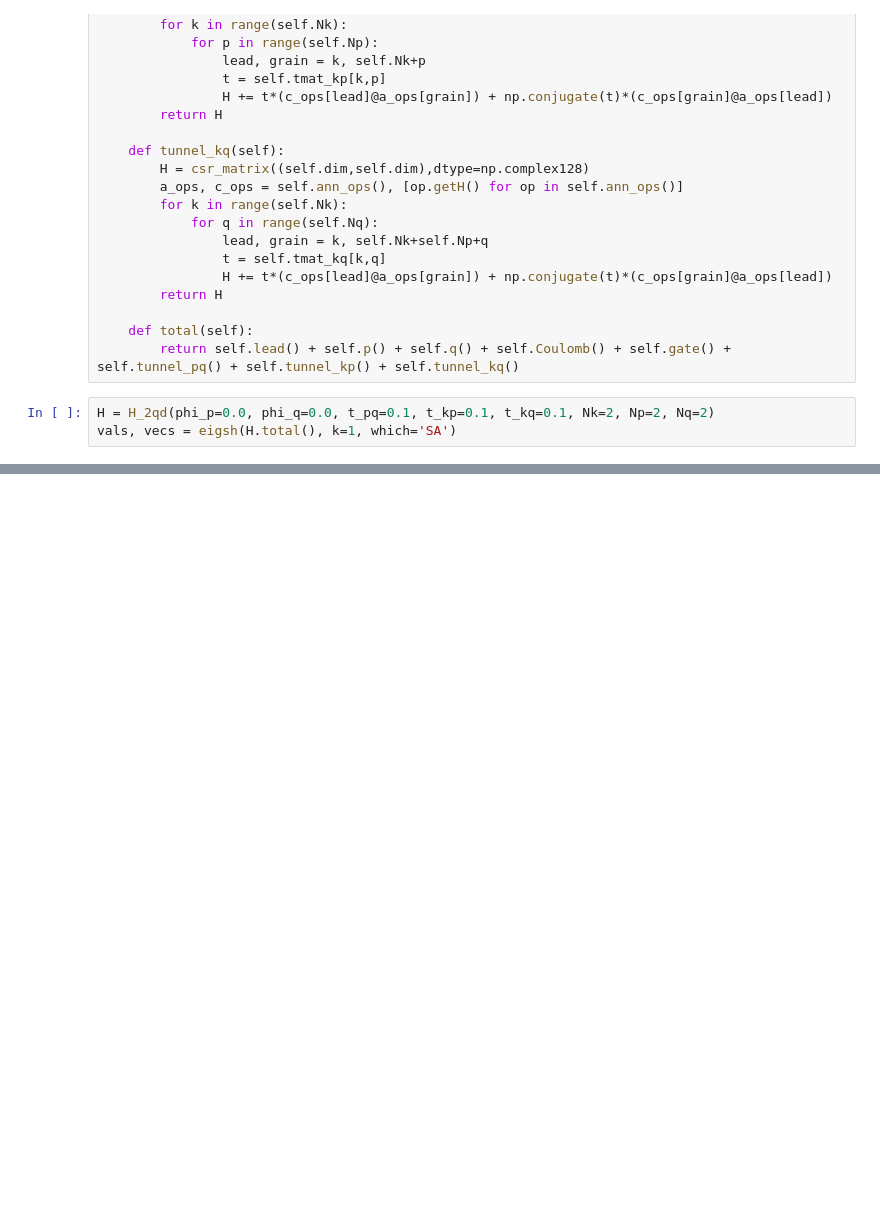
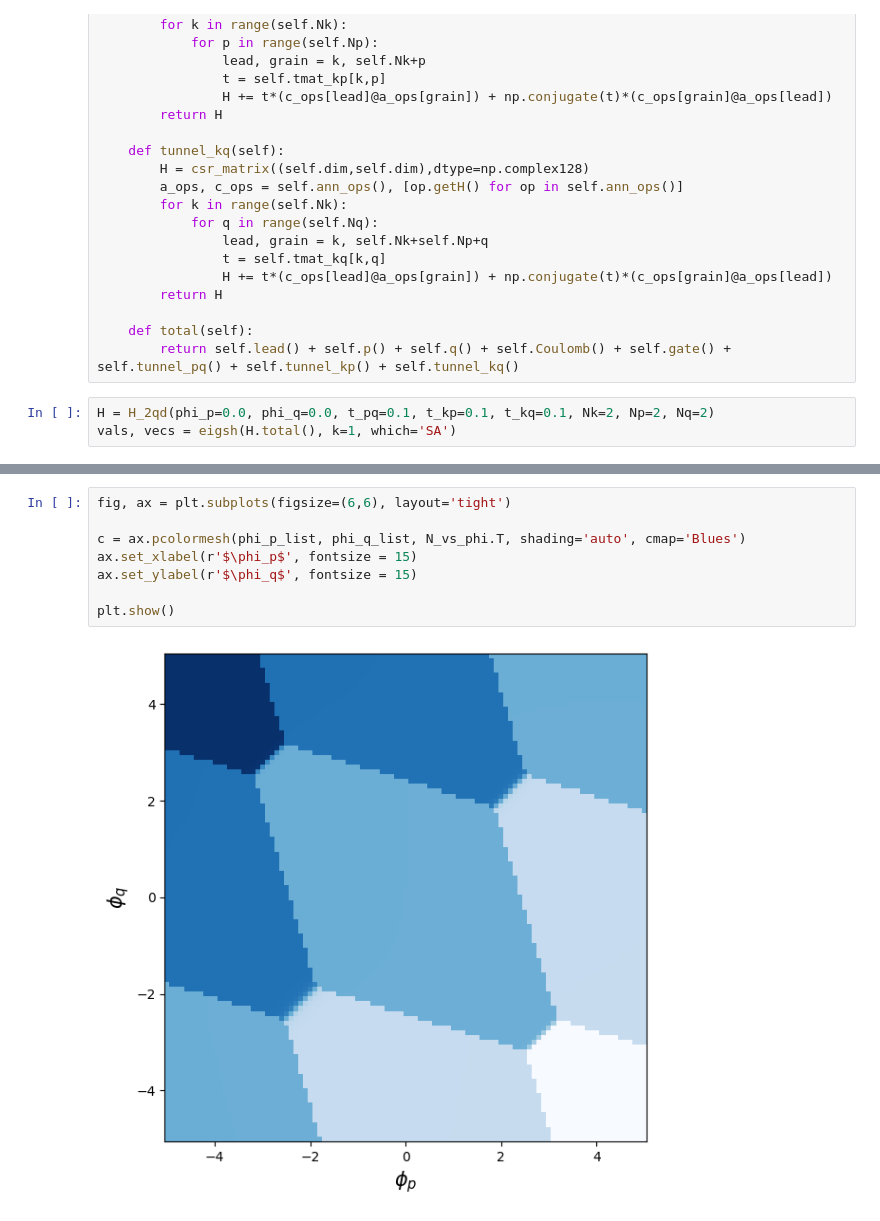
Before and after one commit to BingchengSuo/Condensed-Matter-Theory, a Jupyter notebook: DCK/double_dot.ipynb, the cells around one changed output, grey strips where cells are left out. Cells and saved outputs as stored; diff of their text form; blank space fills up the shorter version.

```diff
--- a/DCK/double_dot.ipynb
+++ b/DCK/double_dot.ipynb
@@ -148,0 +148,10 @@ plt.show()
+# %%
+fig, ax = plt.subplots(figsize=(6,6), layout='tight')
+
+c = ax.pcolormesh(phi_p_list, phi_q_list, N_vs_phi.T, shading='auto', cmap='Blues')
+ax.set_xlabel(r'$\phi_p$', fontsize = 15)
+ax.set_ylabel(r'$\phi_q$', fontsize = 15)
+
+plt.show()
+# %% [output]
+[figure, added]
```
Also changed, not shown: parts of 5 cells of this notebook.
